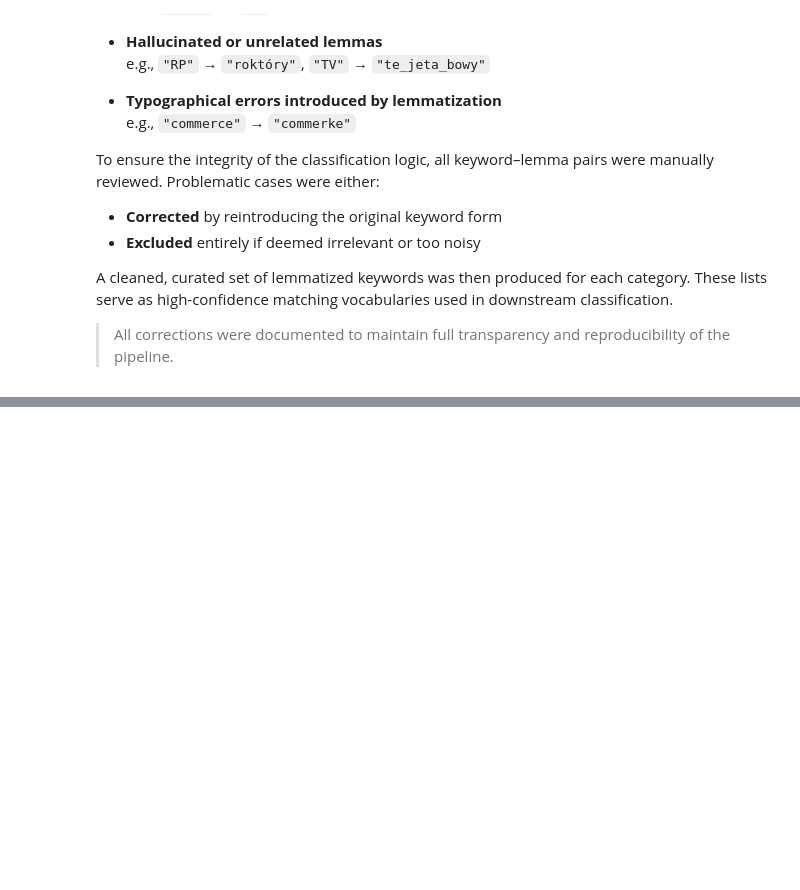
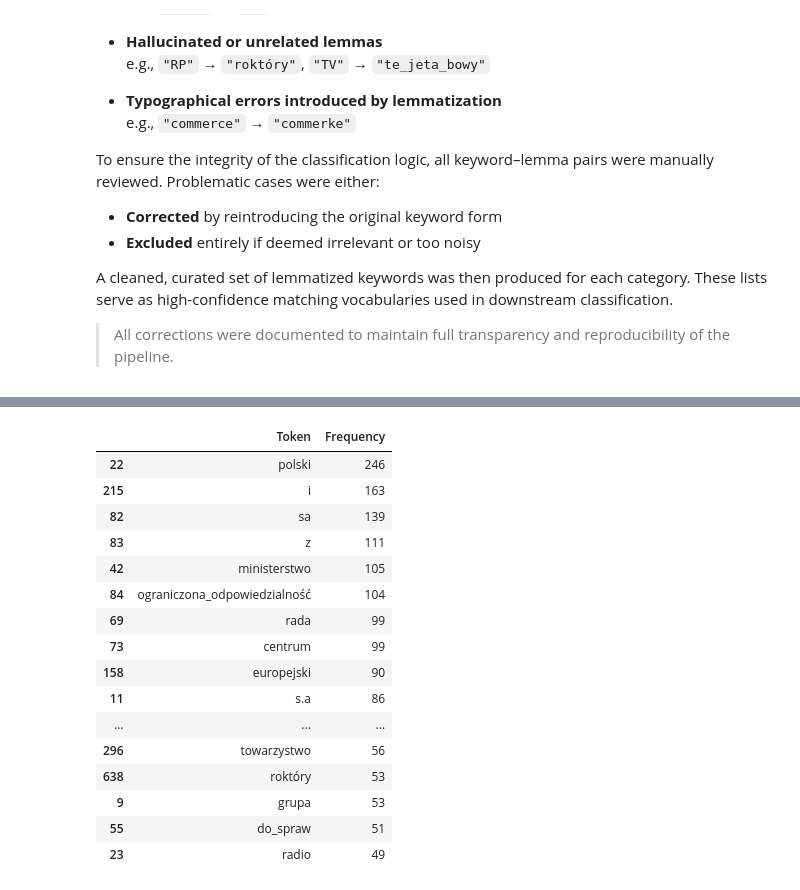
Before and after one commit to kami-data/academia-practice-nlp, a Jupyter notebook: notebooks/05_entity_classification.ipynb, the cells around one changed output, grey strips where cells are left out. Drawn from its saved outputs; the diff is of its cells as text; code cells hidden in the pictures; blank space fills up the shorter version.

```diff
--- a/notebooks/05_entity_classification.ipynb
+++ b/notebooks/05_entity_classification.ipynb
@@ -316,0 +415,35 @@ lemmatized_keywords_by_category_clean = {
+# %%
+from collections import Counter
+import re
+
+# Tokenize all Lemma_Entity values and flatten them
+
+all_lemma_tokens = []
+for lemma in df_non_academic["Lemma_Entity"].dropna():
+    tokens = re.findall(r"\b\w[\w\.-]*\b", lemma.lower())  # capture words, acronyms, dots, dashes
+    all_lemma_tokens.extend(tokens)
+
+# Count token frequencies
+token_freq = Counter(all_lemma_tokens)
+
+# Convert to DataFrame for viewing
+df_common_tokens = pd.DataFrame(token_freq.items(), columns=["Token", "Frequency"]).sort_values(by="Frequency", ascending=False)
+df_common_tokens.head(20)
+# %% [output]
+|  | Token | Frequency |
+| 22 | polski | 246 |
+| 215 | i | 163 |
+| 82 | sa | 139 |
+| 83 | z | 111 |
+| 42 | ministerstwo | 105 |
+| 84 | ograniczona_odpowiedzialność | 104 |
+| 69 | rada | 99 |
+| 73 | centrum | 99 |
+| 158 | europejski | 90 |
+| 11 | s.a | 86 |
+| ... | ... | ... |
+| 296 | towarzystwo | 56 |
+| 638 | roktóry | 53 |
+| 9 | grupa | 53 |
+| 55 | do_spraw | 51 |
+| 23 | radio | 49 |
```
Also changed, not shown: parts of 19 cells of this notebook.
